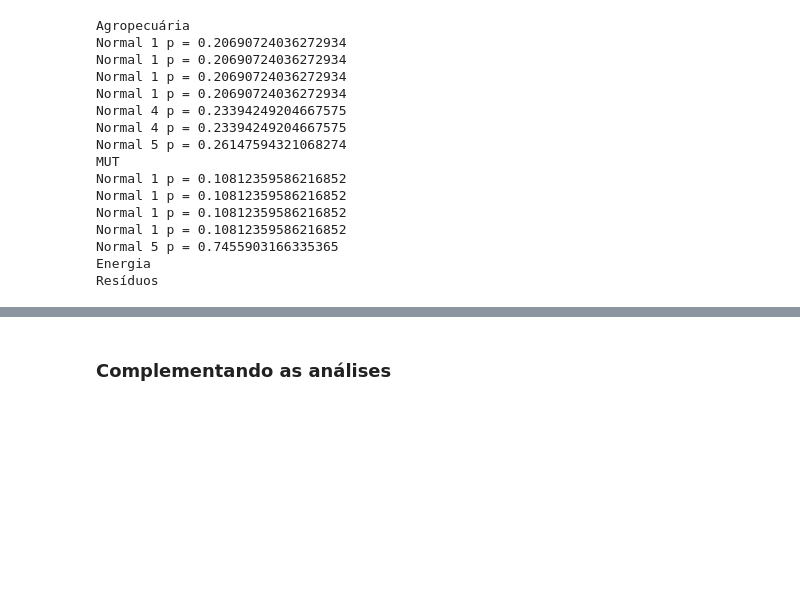
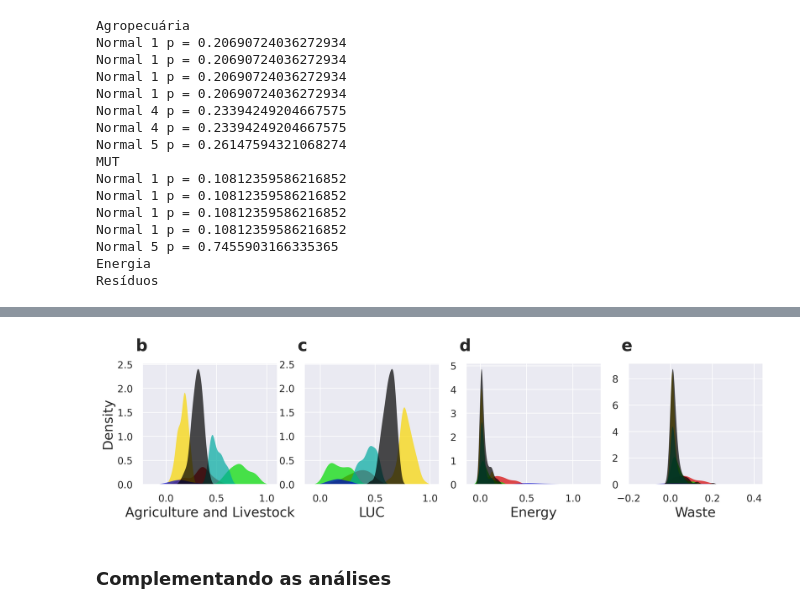
Before and after one commit to lucas-fpaiva/matopiba_emissions, a Jupyter notebook: code/groups.ipynb, the cells around one changed output, grey strips where cells are left out. Saved outputs shown, nothing was run; the diff lists cells and outputs as text; code cells hidden in the pictures; blank space fills up the shorter version.

```diff
--- a/code/groups.ipynb
+++ b/code/groups.ipynb
@@ -562,2 +481,31 @@ data[data['grupo']==2].head(8)
+# %%
+color = []
+for i in range(1,k+1):
+  color.append(cm.nipy_spectral(float(i-1)*1.1/k))
+
+fig = plt.figure(figsize = (15,3),dpi=300)
+
+count=1
+texto= ["b","c","d","e"]
+for setor in features:
+
+    plt.subplot(1,4,count)
+    ax=sns.kdeplot(data=data, x=setor, hue="group",palette=color ,fill=True,
+   alpha=.7, linewidth=0,
+)
+    ax.text(-0.15/3, 1.1, texto[count-1], transform=ax.transAxes,
+            size=22, weight='bold')
+    ax.set_xlabel(setor, fontsize=fontsize)
+    if count ==1:
+        ax.set_ylabel("Density", fontsize=fontsize)
+        ax.legend_.set_title(None)
+    else:
+        ax.set_ylabel(" ", fontsize=fontsize)
+    count+=1
+    ax.legend([],[], frameon=False)
+
+plt.savefig("/content/matopiba_emissions/output/figure2a.pdf", format="pdf", dpi=1000)
+# %% [output]
+[figure, added]
 # %% [markdown]
 ### Complementando as análises
```
Also changed, not shown: parts of 38 cells of this notebook.
